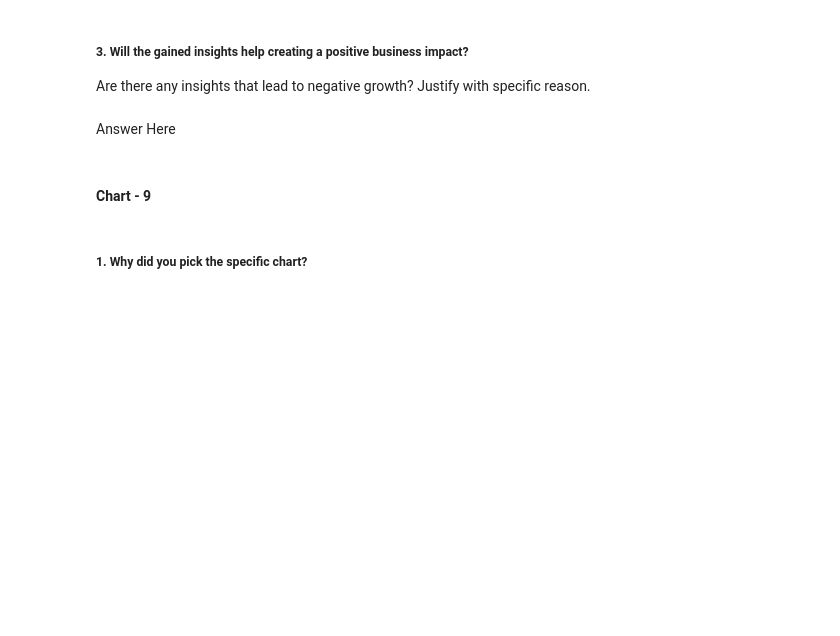
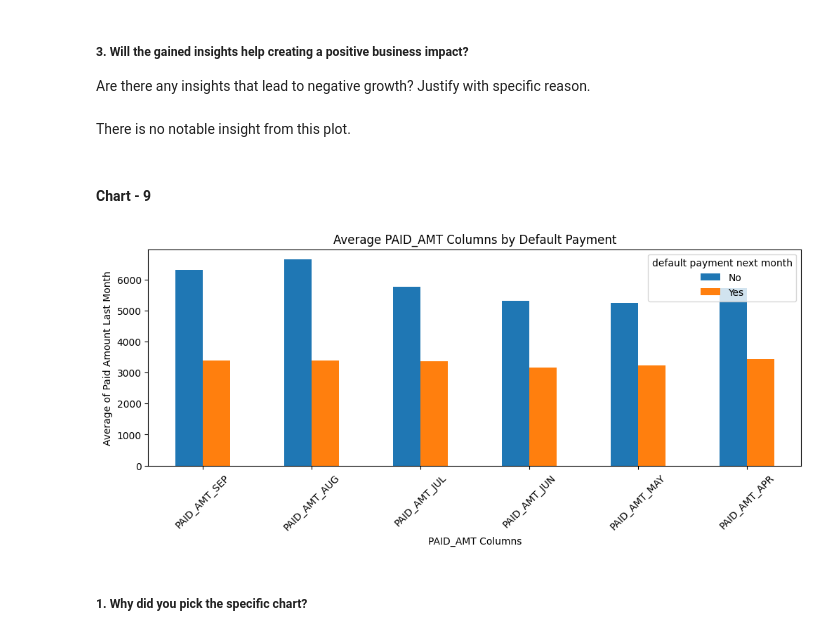
Before and after one commit to akshat0522/Credit-Card-Default-Prediction-Project, a Jupyter notebook: Credit_Card_Default_Prediction.ipynb, the cells around one changed output. Cells and saved outputs as stored; diff of their text form; code cells hidden in the pictures; blank space fills up the shorter version.

```diff
--- a/Credit_Card_Default_Prediction.ipynb
+++ b/Credit_Card_Default_Prediction.ipynb
@@ -682,7 +680,7 @@ Answer Here
 # %% [markdown]
 ##### 3. Will the gained insights help creating a positive business impact?
 Are there any insights that lead to negative growth? Justify with specific reason.
-# %% [markdown]
-Answer Here
+# %% [markdown]
+There is no notable insight from this plot.
 # %% [markdown]
 #### Chart - 9
@@ -691,3 +687,20 @@ Answer Here
+# %%
+# Chart - 9 visualization code
+
+# Extacting Paid Amount columns from the dataset
+paid_last_mnth = Data.columns[17:23]
+# Grouping by the monthly Bill amount columns to 'Default payment next month column' to compare
+mean_paid_amt = Data.groupby('default payment next month')[paid_last_mnth].mean().T
+
+# Visualization code to see Bill amount vs Defaults
+mean_paid_amt.plot(kind='bar', figsize=(12, 4))
+plt.title('Average PAID_AMT Columns by Default Payment')
+plt.ylabel('Average of Paid Amount Last Month')
+plt.xlabel('PAID_AMT Columns')
+plt.xticks(rotation=45)
+plt.show()
+# %% [output]
+[figure, added]
 # %% [markdown]
 ##### 1. Why did you pick the specific chart?
 # %% [markdown]
```
Also changed, not shown: parts of 11 cells of this notebook.
